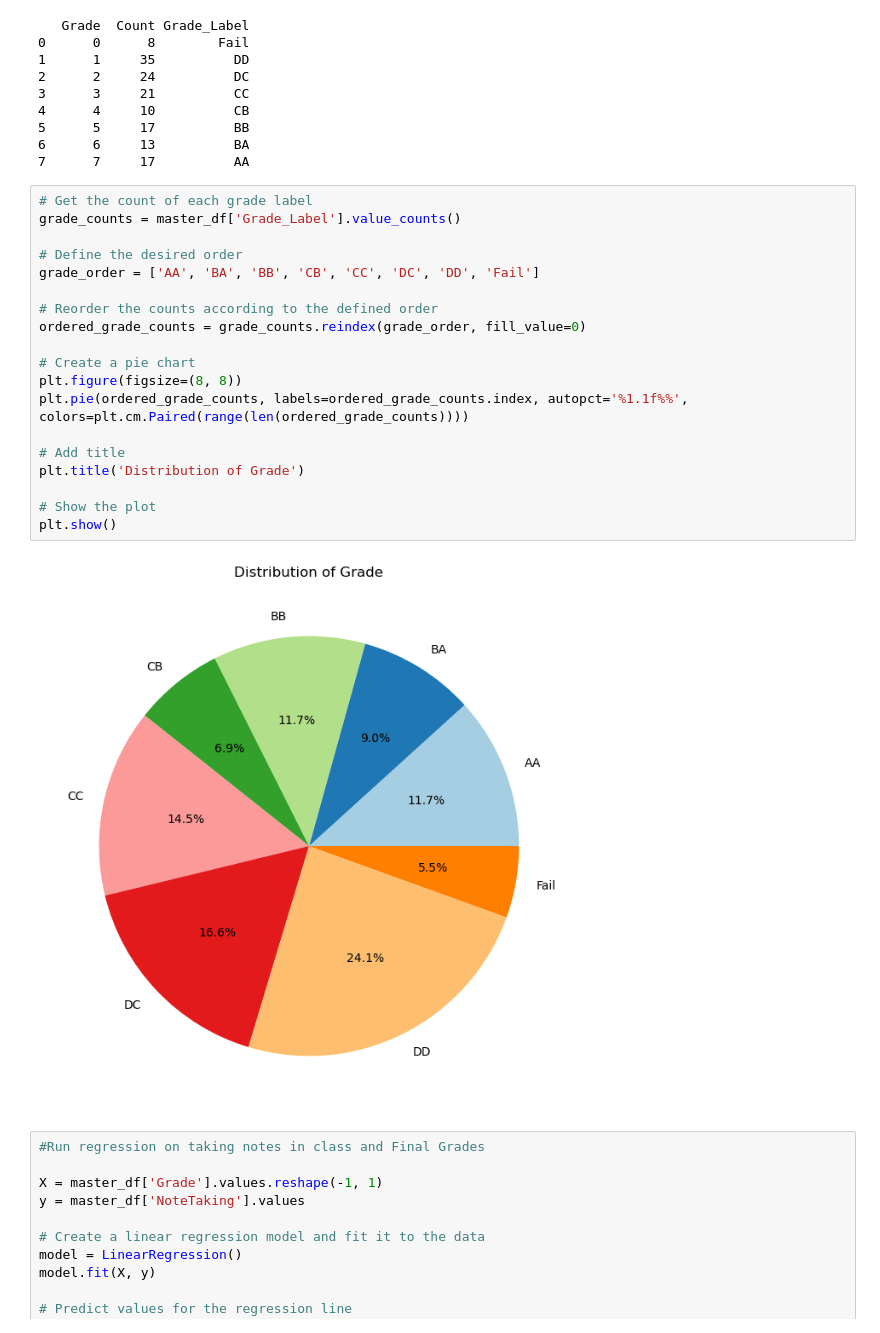
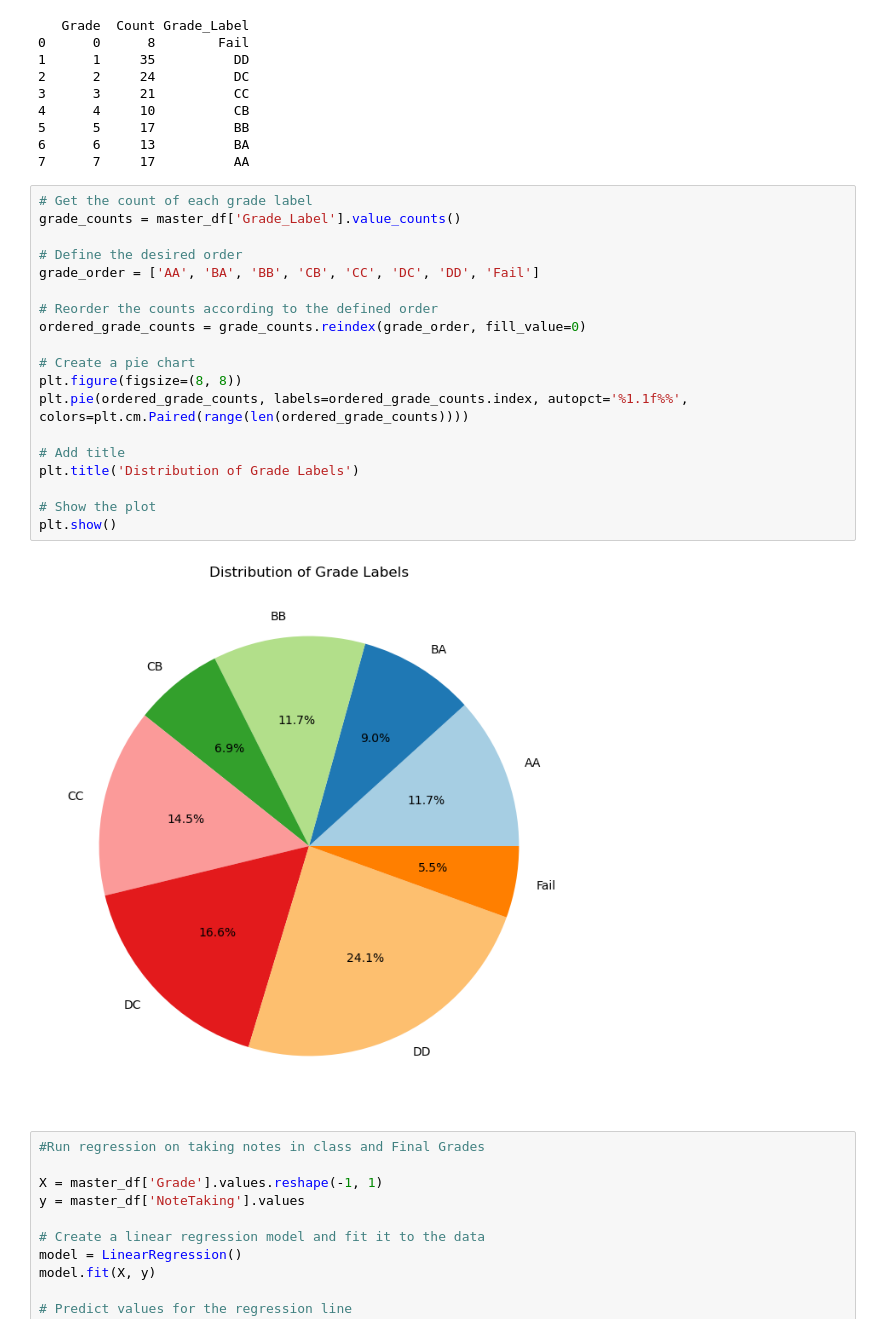
Before and after one commit to andreawcy/Project_4_Online-course-engagement-analysis, a Jupyter notebook: Students Performance Analysis - Notebook.ipynb, the cells around one changed output. Drawn from its saved outputs; the diff is of its cells as text.

```diff
--- a/notebook_optimization_Andrea.ipynb
+++ b/Students Performance Analysis - Notebook.ipynb
@@ -188,24 +176,24 @@ print(grade_summary_df)
 # %%
 # Get the count of each grade label
 grade_counts = master_df['Grade_Label'].value_counts()
 
 # Define the desired order
 grade_order = ['AA', 'BA', 'BB', 'CB', 'CC', 'DC', 'DD', 'Fail']
 
 # Reorder the counts according to the defined order
 ordered_grade_counts = grade_counts.reindex(grade_order, fill_value=0)
 
 # Create a pie chart
 plt.figure(figsize=(8, 8))
 plt.pie(ordered_grade_counts, labels=ordered_grade_counts.index, autopct='%1.1f%%', colors=plt.cm.Paired(range(len(ordered_grade_counts))))
 
 # Add title
-plt.title('Distribution of Grade')
+plt.title('Distribution of Grade Labels')
 
 # Show the plot
 plt.show()
 # %% [output]
-[figure, old version]
+[figure, new version]
 # %%
 #Run regression on taking notes in class and Final Grades
 
```
Also changed, not shown: parts of 65 cells of this notebook, 5 other files.
